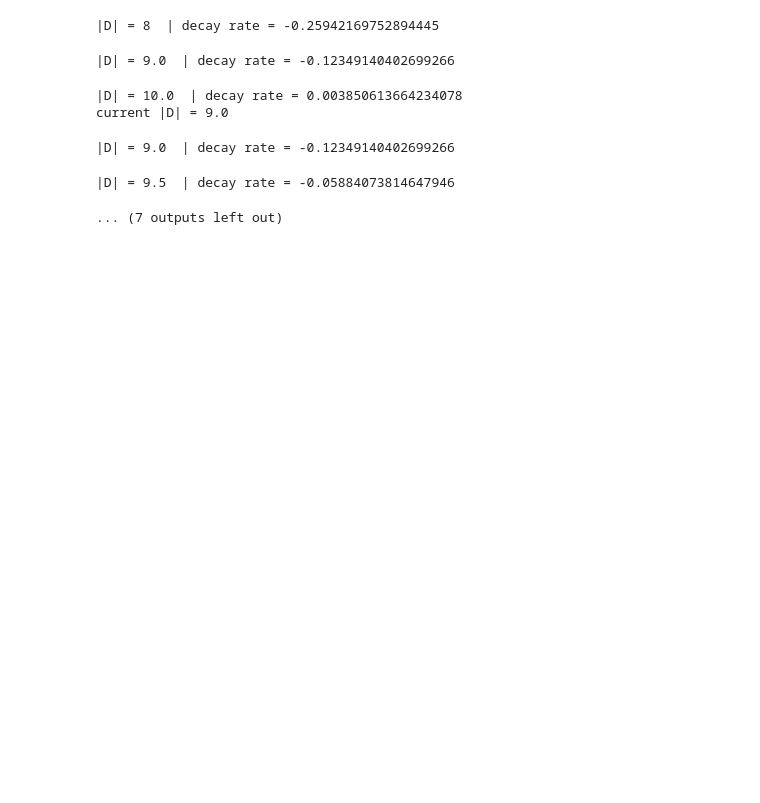
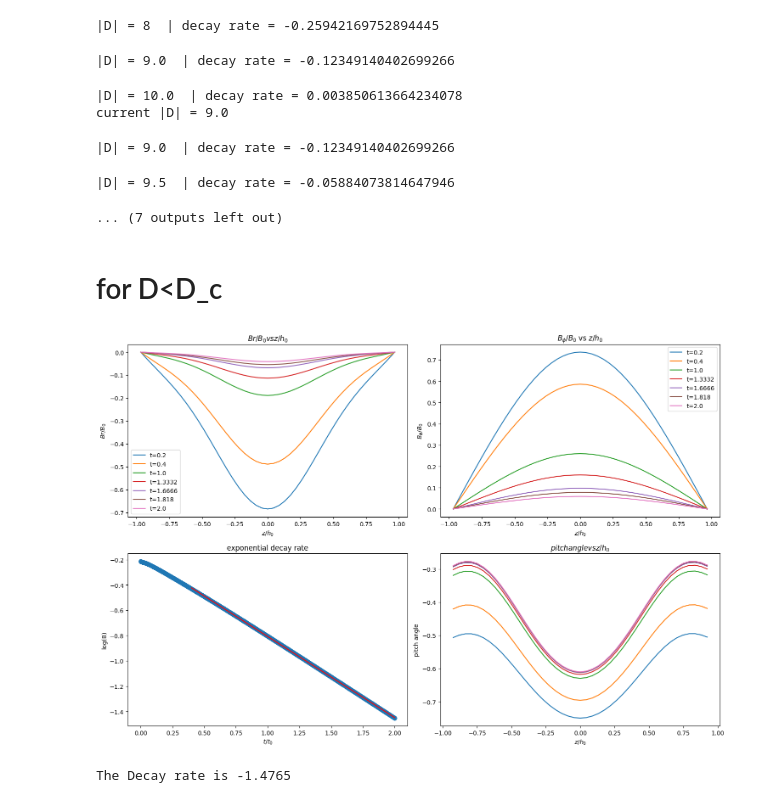
Before and after one commit to mjunaid31/Project_MHD, a Jupyter notebook: Task2.ipynb, the cells around one changed output. Cells and saved outputs as stored; diff of their text form; code cells hidden in the pictures; blank space fills up the shorter version.

```diff
--- a/Task2.ipynb
+++ b/Task2.ipynb
@@ -349,7 +349,7 @@ import math
 from tqdm import tqdm
 
 
-# finite difference method to calculate the second derivative of a function
+# 6th order finite difference method to calculate the second derivative of a function
 def d2f(f, dz, Nz):
 
     sol = np.zeros(Nz)  # Initialize solution array
@@ -381,12 +381,12 @@ def solve2(Br_t0,Bphi_t0,Nz,Nt,time_plot,Bphi_z0,Bphi_zf,Br_z0,Br_zf,D):
         Bphi.append(Bphi_t0)
 
 
-    for j in tqdm(range(0, Nt + 1)):
+    for j in range(0, Nt + 1):
 
         k1r = dBrdt(Br_t0,Bphi_t0,z,D,alpha,dz,Nz,vzfn,dt*j)
         k1phi = dBphidt(Br_t0,Bphi_t0,z,D,alpha,dz,Nz,vzfn,dt*j)
 
-        k2r = (dBrdt(Br_t0+k1r*dt/2, Bphi_t0+k1phi*dt/2, z,D,alpha,dz,Nz,vzfn,dt*j))
+        k2r = dBrdt(Br_t0+k1r*dt/2, Bphi_t0+k1phi*dt/2, z,D,alpha,dz,Nz,vzfn,dt*j)
         k2phi = (dBphidt(Br_t0+k1r*dt/2, Bphi_t0+k1phi*dt/2, z,D,alpha,dz,Nz,vzfn,dt*j))
 
         k3r = (dBrdt(Br_t0+k2r*dt/2,Bphi_t0+k2phi*dt/2,z,D,alpha,dz,Nz,vzfn,dt*j))
@@ -430,13 +430,6 @@ def solve2(Br_t0,Bphi_t0,Nz,Nt,time_plot,Bphi_z0,Bphi_zf,Br_z0,Br_zf,D):
 
 
 
-        # Br_t0[Nz-2]=Br_zf
-        # Br_t0[1]=Br_z0
-        # Bphi_t0[Nz-2]=Bphi_zf
-        # Br_t0[Nz-1]=Br_z0-Br_t0[Nz-3]
-        # Bphi_t0[Nz-1]=Bphi_z0-Bphi_t0[Nz-3]
-        # Br_t0[0]=Br_z0-Br_t0[2]
-        # Bphi_t0[0]=Bphi_z0-Bphi_t0[2]
 
         decay.append(np.log10(np.sqrt((np.mean(Br_t0))**2+(np.mean(Bphi_t0))**2)))
 
@@ -589,3 +582,70 @@ current |D| = 9.0
 |D| = 9.0  | decay rate = -0.12349140402699266
 |D| = 9.5  | decay rate = -0.05884073814647946
 ... (7 outputs left out)
+# %% [markdown]
+# for D<D_c
+# %%
+def Bphi_t0(z):
+    return np.cos((np.pi/2)*z/h)
+
+def Br_t0(z):
+    return np.cos((np.pi/2)*z/h+(np.pi))
+
+
+def vzfn(tv):
+    return 0
+
+
+
+
+def alphafn(z):
+    return (np.sin(np.pi*z/h))
+
+def dBrdt(Br_t0,Bphi_t0,z,D,alpha,dz,Nz,vzfn,tv):
+    return (d2f(Br_t0,dz,Nz)-df(alpha*alphafn(z)*Bphi_t0,dz,Nz))
+def dBphidt(Br_t0,Bphi_t0,z,D,alpha,dz,Nz,vzfn,tv):
+    return (d2f(Bphi_t0,dz,Nz)+((D/alpha)*Br_t0))
+
+
+# z0 = 0.0  # start of spatial region in z
+# zf = 10.0  # end of spatial domain in z
+# z0 = -0.768 # start of spatial region in z
+# zf = 0.768 # end of spatial domain in z
+
+z0 = -1.1 # start of spatial region in z
+zf = 1.1 # end of spatial domain in z
+
+t0=0.0
+tf = 2
+
+Nz = 51  # Number of spatial grid points
+Nt = 10000  # Number of time steps
+
+dz = (zf - z0) / (Nz - 1)  # Spatial step size
+dt = tf / Nt  # Time step size
+h=0.768
+
+
+z = np.linspace(z0, zf, Nz)
+
+t = np.linspace(t0, tf, Nt+1)
+
+Br_t0=Br_t0(z)
+Bphi_t0=Bphi_t0(z)
+
+Bphi_z0=0
+Bphi_zf=0
+Br_z0=0
+Br_zf=0
+
+#print(Bphi_z0,Bphi_zf,Br_z0,Br_zf)
+time_plot=[int(Nt/10),int(Nt/5),int(Nt/2),int(Nt/1.5),int(Nt/1.2),int(Nt/1.1),Nt]
+#time_plot=[10000]
+
+
+
+D, alpha = -2, 1
+plotfn(*solve2(Br_t0,Bphi_t0,Nz,Nt,time_plot,Bphi_z0,Bphi_zf,Br_z0,Br_zf,D),time_plot,t,z,Nz)
+# %% [output]
+[figure, added]
+The Decay rate is -1.4765
```
Also changed, not shown: parts of 1 cell of this notebook, 6 other files.
